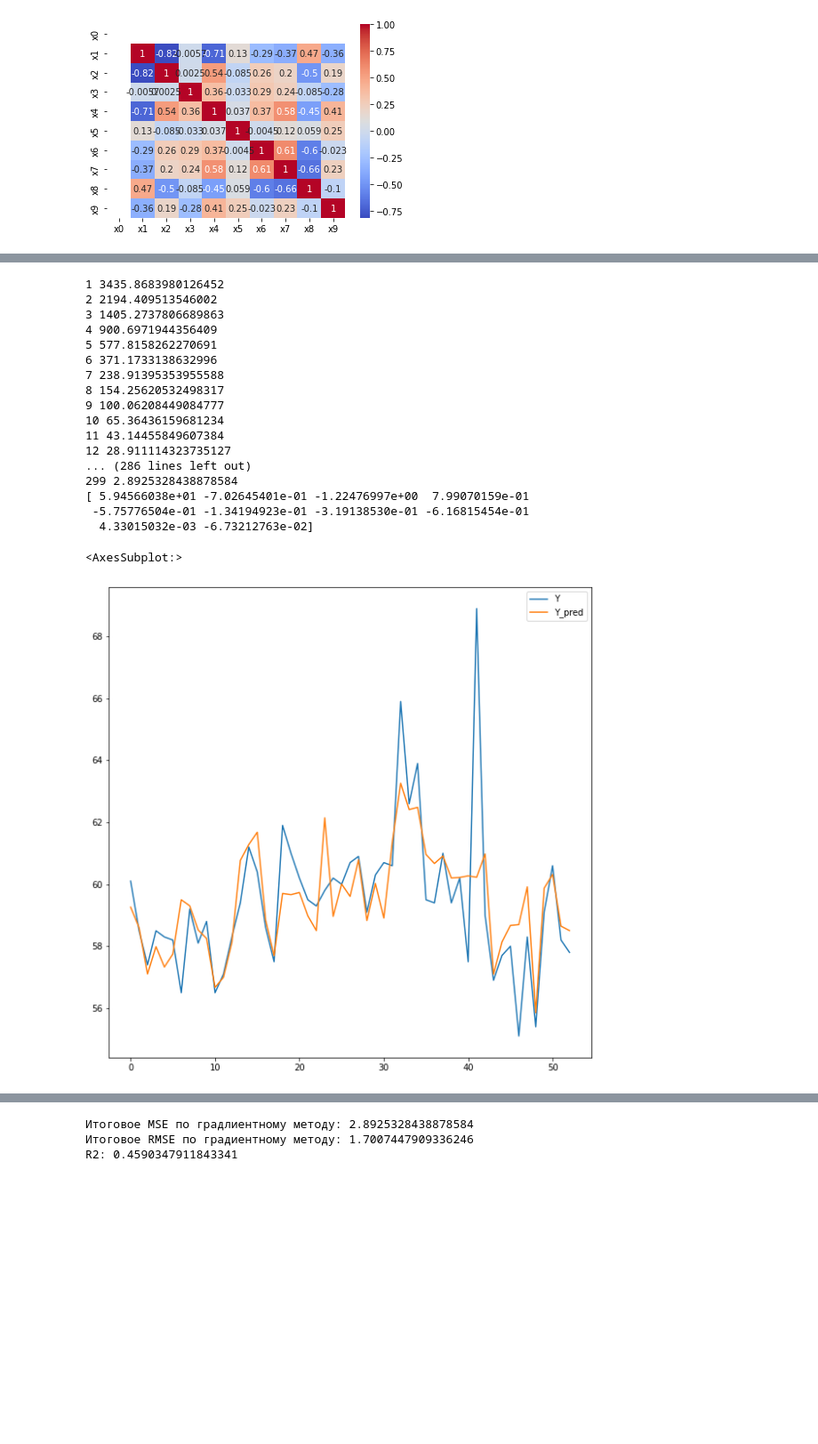
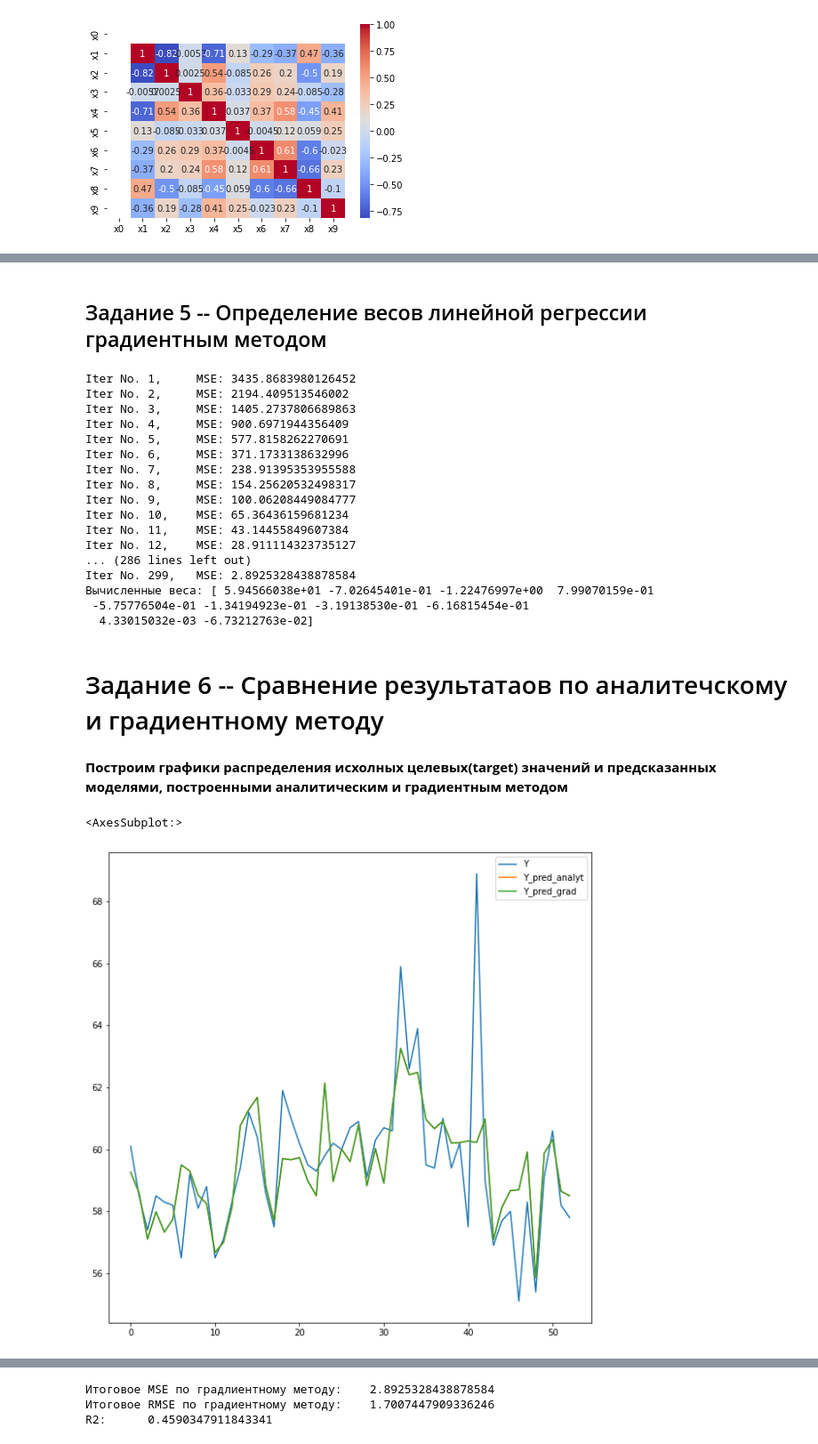
Before and after one commit to FrBarbarossa/DA, a Jupyter notebook: PAD_LR_1/PAD_LR_1_Makushin.ipynb, the cells around one changed output, grey strips where cells are left out. Shown: that part at 89% size. Saved outputs shown, nothing was run; the diff lists cells and outputs as text; code cells hidden in the pictures; blank space fills up the shorter version.

```diff
--- a/PAD_LR_1/PAD_LR_1_Makushin.ipynb
+++ b/PAD_LR_1/PAD_LR_1_Makushin.ipynb
@@ -255,4 +270,6 @@ RMSE (root mean square error): 1.700743706086977
 R2: 0.45903545261892087
+# %% [markdown]
+## Задание 5 -- Определение весов линейной регрессии градиентным методом
 # %%
 w = np.array([1] * len(X.columns))
 n = len(X)
@@ -267,31 +284,34 @@ for iteration in range(1, 300):
     # шаг 4 - новые веса
     w = w - learning_rate * dS_dw
 
-    # grad = np.gradient()
-    print(iteration, mse)
-Y_pred_by_x_z_by_grad = np.dot(X_preproccessed_z, w)
-print(w)
+    # Фиксируем номер итерацию и MSE на ней
+    print(f"Iter No. {iteration}, \tMSE: {mse}")
+Y_pred_by_x_z_by_grad = np.dot(X_preproccessed_z, w) # Значения предсказанные согласно весам, полученным градиентным методом
+print("Вычисленные веса:", w)
 # %% [output]
-1 3435.8683980126452
-2 2194.409513546002
-3 1405.2737806689863
-4 900.6971944356409
-5 577.8158262270691
-6 371.1733138632996
-7 238.91395353955588
-8 154.25620532498317
-9 100.06208449084777
-10 65.36436159681234
-11 43.14455849607384
-12 28.911114323735127
+Iter No. 1,     MSE: 3435.8683980126452
+Iter No. 2,     MSE: 2194.409513546002
+Iter No. 3,     MSE: 1405.2737806689863
+Iter No. 4,     MSE: 900.6971944356409
+Iter No. 5,     MSE: 577.8158262270691
+Iter No. 6,     MSE: 371.1733138632996
+Iter No. 7,     MSE: 238.91395353955588
+Iter No. 8,     MSE: 154.25620532498317
+Iter No. 9,     MSE: 100.06208449084777
+Iter No. 10,    MSE: 65.36436159681234
+Iter No. 11,    MSE: 43.14455849607384
+Iter No. 12,    MSE: 28.911114323735127
 ... (286 lines left out)
-299 2.8925328438878584
-[ 5.94566038e+01 -7.02645401e-01 -1.22476997e+00  7.99070159e-01
+Iter No. 299,   MSE: 2.8925328438878584
+Вычисленные веса: [ 5.94566038e+01 -7.02645401e-01 -1.22476997e+00  7.99070159e-01
  -5.75776504e-01 -1.34194923e-01 -3.19138530e-01 -6.16815454e-01
   4.33015032e-03 -6.73212763e-02]
+# %% [markdown]
+# Задание 6 -- Сравнение результатаов по аналитечскому и градиентному методу
+# %% [markdown]
+**Построим графики распределения исхолных целевых(target) значений и предсказанных моделями, построенными аналитическим и градиентным методом**
 # %%
-pd.DataFrame({"Y":Y, "Y_pred":Y_pred_by_x_z_by_grad}).plot(figsize=(10,10))
-# Y.plot(subplots=True, figsize=(10, 10))
+pd.DataFrame({"Y":Y, "Y_pred_analyt":Y_pred_by_x_z, "Y_pred_grad":Y_pred_by_x_z_by_grad}).plot(figsize=(10,10))
 # %% [output]
 <AxesSubplot:>
-[figure, old version]
+[figure, new version]
```
Also changed, not shown: parts of 34 cells of this notebook.
